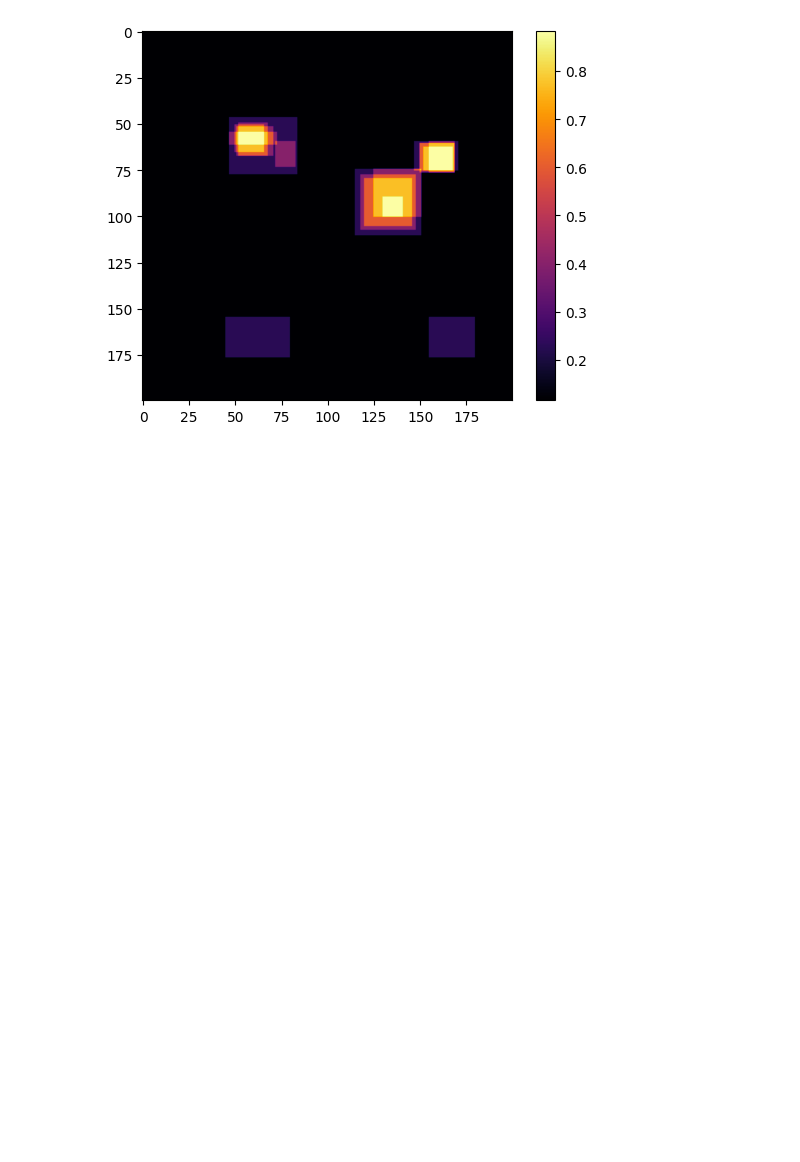
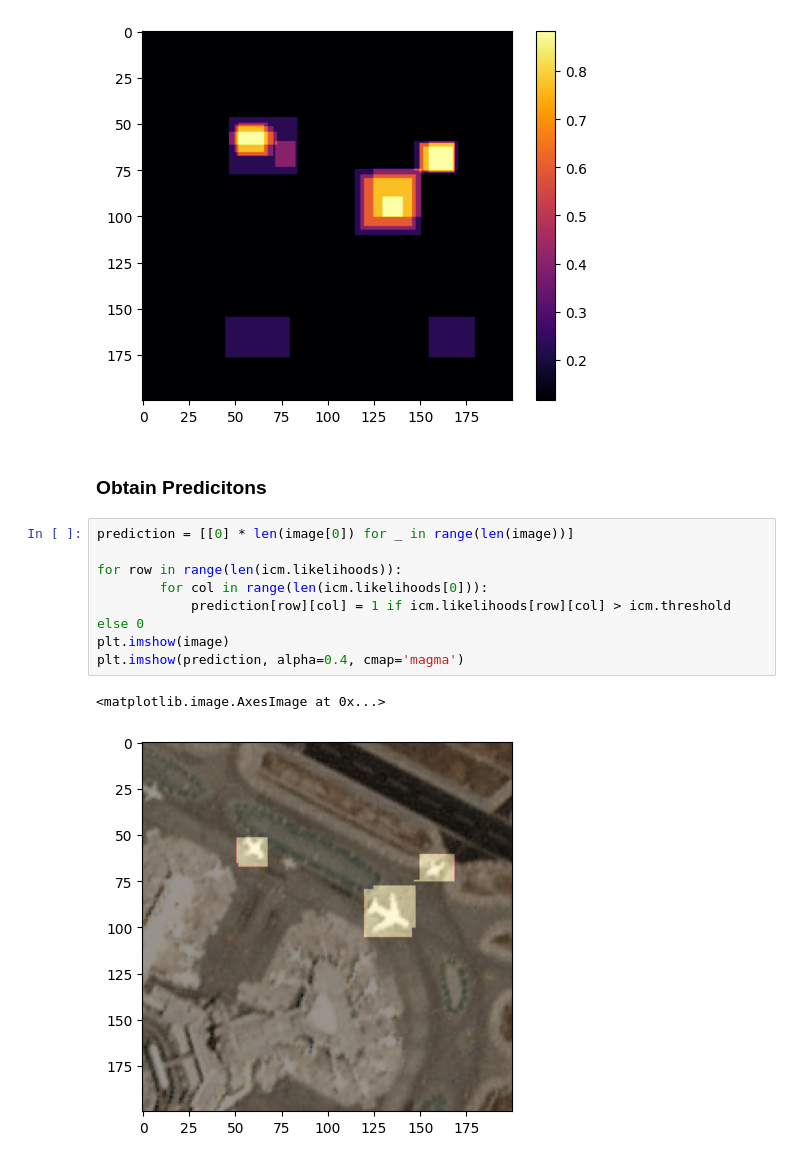
Before and after one commit to OKKM-insights/backend, a Jupyter notebook: prototyping/consensus_model.ipynb, the cells around one changed output. Drawn from its saved outputs; the diff is of its cells as text; blank space fills up the shorter version.

Commit message:
Improved visualization of confidence and aggregation

```diff
--- a/prototyping/consensus_model.ipynb
+++ b/prototyping/consensus_model.ipynb
@@ -178,6 +178,19 @@ plt.colorbar()
 # %% [output]
 <matplotlib.colorbar.Colorbar at 0x...>
 [figure]
+# %% [markdown]
+### Obtain Predicitons
+# %%
+prediction = [[0] * len(image[0]) for _ in range(len(image))]
+
+for row in range(len(icm.likelihoods)):
+        for col in range(len(icm.likelihoods[0])):
+            prediction[row][col] = 1 if icm.likelihoods[row][col] > icm.threshold else 0
+plt.imshow(image)
+plt.imshow(prediction, alpha=0.4, cmap='magma')
+# %% [output]
+<matplotlib.image.AxesImage at 0x...>
+[figure, added]
 # %%
 plt.imshow(icm.confidence, cmap='inferno')
 plt.colorbar()
```
Also changed, not shown: parts of 3 cells of this notebook.
